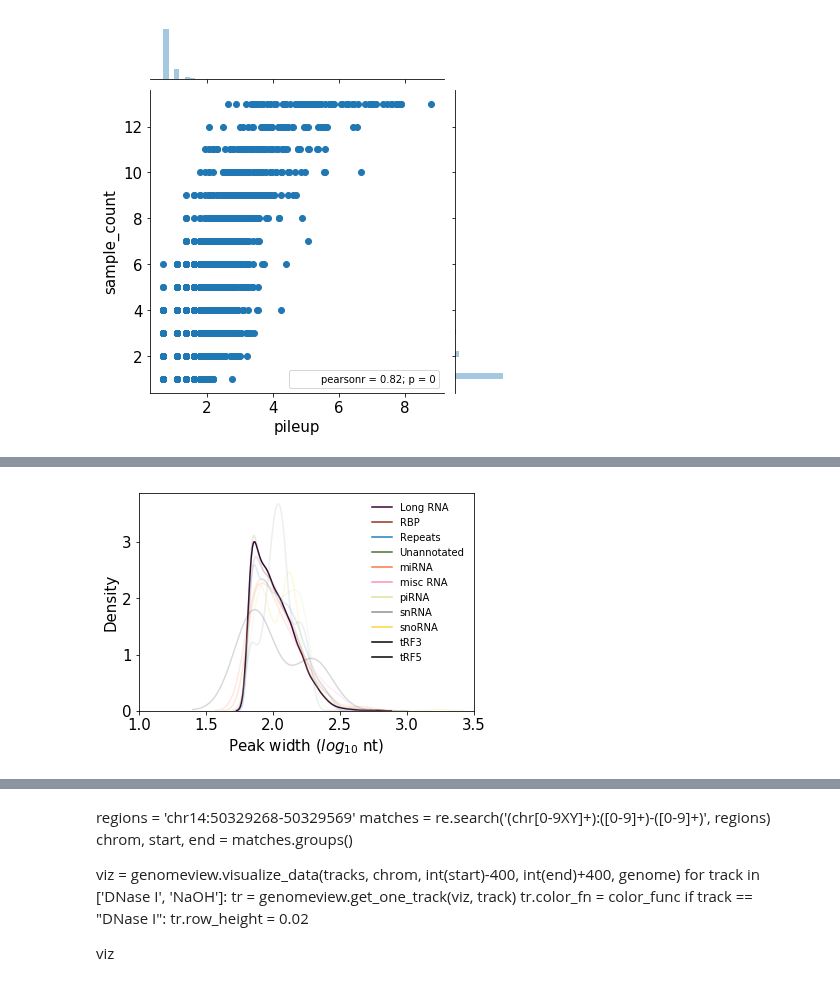
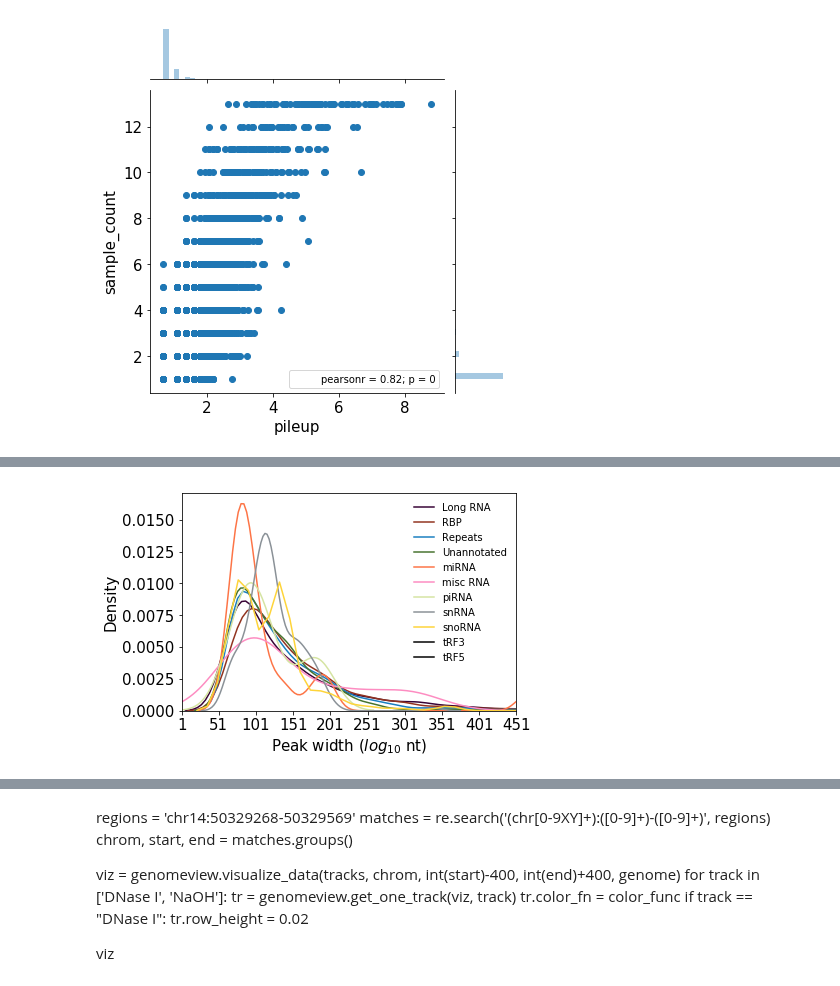
Before and after one commit to wckdouglas/cfNA, a Jupyter notebook: plots/peak_analysis.ipynb, the cells around one changed output, grey strips where cells are left out. Drawn from its saved outputs; the diff is of its cells as text; code cells hidden in the pictures.

```diff
--- a/plots/peak_analysis.ipynb
+++ b/plots/peak_analysis.ipynb
@@ -186,27 +274,27 @@ sns.despine()
 # %%
 ax = plt.subplot()
 
 for gt, gd in peak_df\
             .query('pileup >= %i' %(pileup_cutoff))\
-            .assign(peak_width = lambda d: np.log10(d.end-d.start))\
+            .assign(peak_width = lambda d: (d.end-d.start))\
             .groupby('sense_gtype'):
-    alpha = 1 if gt in ["Long RNA"] else 0.15
+    alpha = 1 if gt in ["Long RNA"] else 1
     sns.distplot(gd.peak_width, ax = ax, kde_kws={'alpha':alpha},
                 label = gt, color = ce.encoder[gt],
                 hist=False)
 lgd = ax.legend(frameon=False)
 for lh in lgd.legendHandles:
     lh.set_alpha(1)
 ax.set_ylabel('Density')
 ax.set_xlabel('Peak width ($log_{10}$ nt)')
 
-x_range = np.arange(1,4, 0.5)
+x_range = np.arange(1,500, 50)
 ax.set_xlim(x_range.min(), x_range.max())
 ax.set_xticks(x_range)
 for xt, x in zip(ax.get_xticklabels(), x_range):
     xt.set_text(r'$10^{%s}$' %(x))
 # %% [output]
-[figure, old version]
+[figure, new version]
 # %%
 fig = plt.figure(figsize=(10,8))
 cov_ax = fig.add_subplot(221)
```
Also changed, not shown: parts of 39 cells of this notebook, 11 other files.
